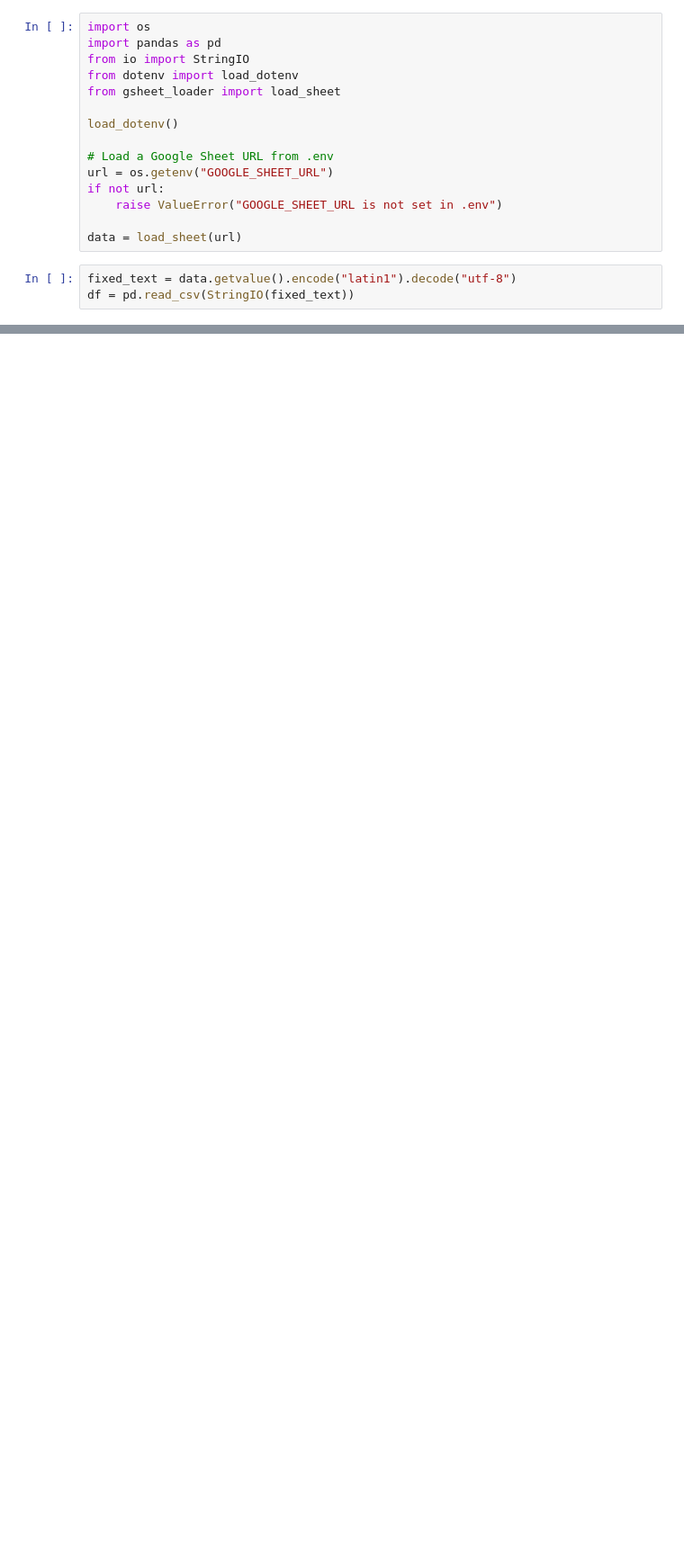
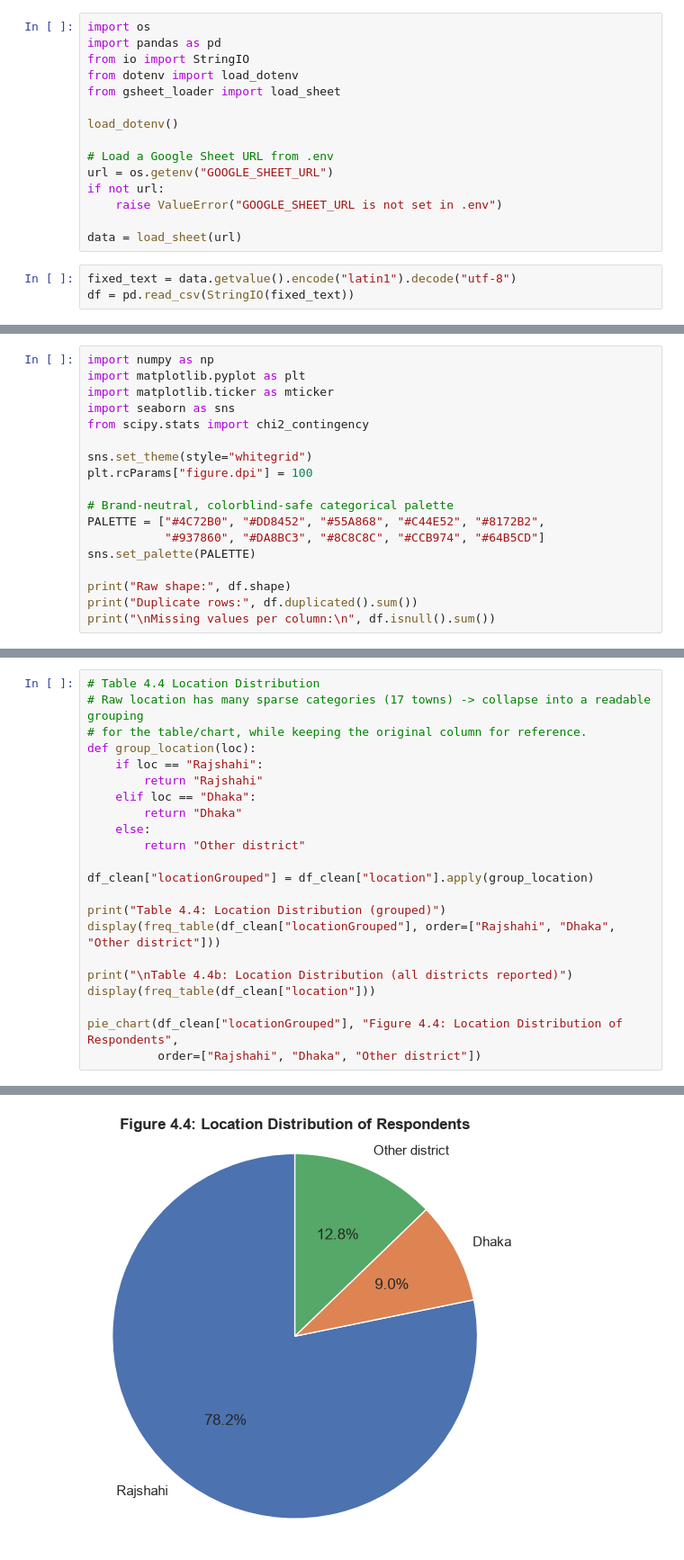
Before and after one commit to arshadziban/rajshahi-silk-market-analysis, a Jupyter notebook: code.ipynb, the cells around one changed output, grey strips where cells are left out. Shown at 90% size. Drawn from its saved outputs; the diff is of its cells as text; blank space fills up the shorter version.

```diff
--- a/code.ipynb
+++ b/code.ipynb
@@ -27,0 +30,18 @@ df.head()
+# %%
+import numpy as np
+import matplotlib.pyplot as plt
+import matplotlib.ticker as mticker
+import seaborn as sns
+from scipy.stats import chi2_contingency
+
+sns.set_theme(style="whitegrid")
+plt.rcParams["figure.dpi"] = 100
+
+# Brand-neutral, colorblind-safe categorical palette
+PALETTE = ["#4C72B0", "#DD8452", "#55A868", "#C44E52", "#8172B2",
+           "#937860", "#DA8BC3", "#8C8C8C", "#CCB974", "#64B5CD"]
+sns.set_palette(PALETTE)
+
+print("Raw shape:", df.shape)
+print("Duplicate rows:", df.duplicated().sum())
+print("\nMissing values per column:\n", df.isnull().sum())
@@ -27,0 +219,23 @@ df.head()
+# %%
+# Table 4.4 Location Distribution
+# Raw location has many sparse categories (17 towns) -> collapse into a readable grouping
+# for the table/chart, while keeping the original column for reference.
+def group_location(loc):
+    if loc == "Rajshahi":
+        return "Rajshahi"
+    elif loc == "Dhaka":
+        return "Dhaka"
+    else:
+        return "Other district"
+
+df_clean["locationGrouped"] = df_clean["location"].apply(group_location)
+
+print("Table 4.4: Location Distribution (grouped)")
+display(freq_table(df_clean["locationGrouped"], order=["Rajshahi", "Dhaka", "Other district"]))
+
+print("\nTable 4.4b: Location Distribution (all districts reported)")
+display(freq_table(df_clean["location"]))
+
+pie_chart(df_clean["locationGrouped"], "Figure 4.4: Location Distribution of Respondents",
+          order=["Rajshahi", "Dhaka", "Other district"])
+# %% [output]
@@ -27,0 +266 @@ df.head()
+[figure, added]
```
Also changed, not shown: parts of 48 cells of this notebook.
